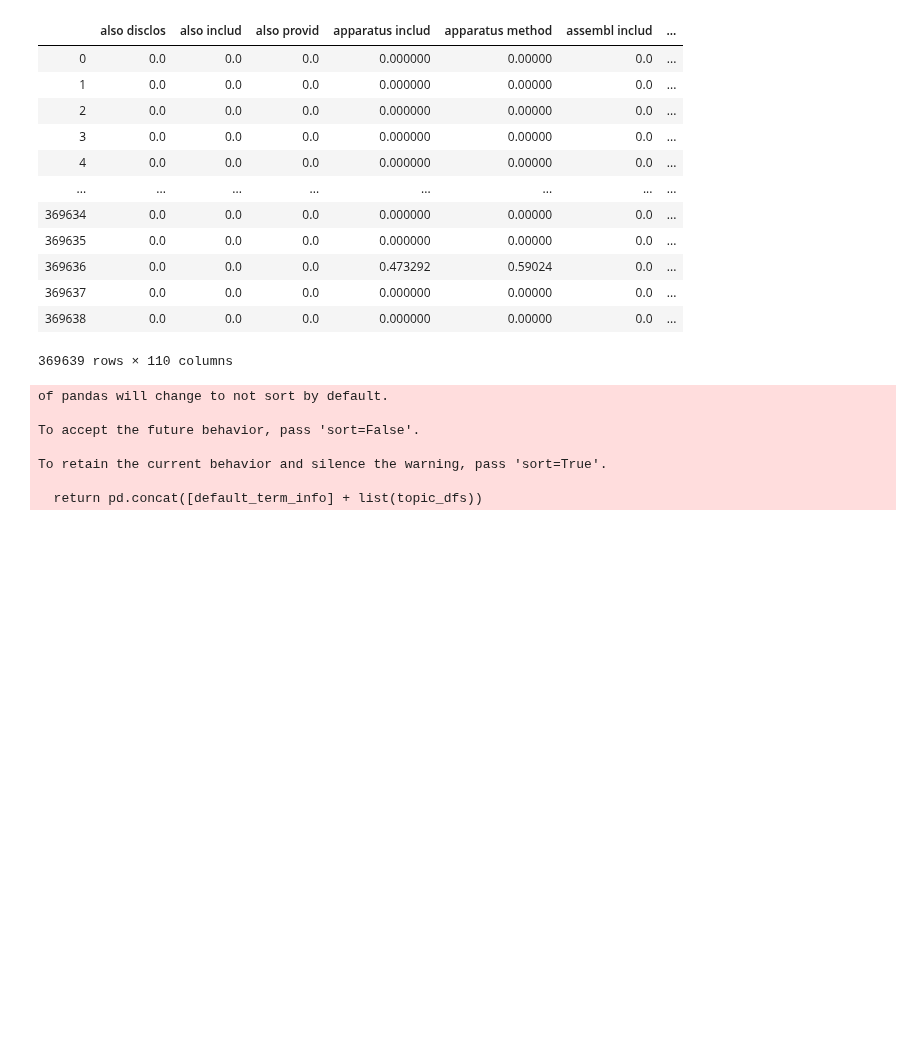
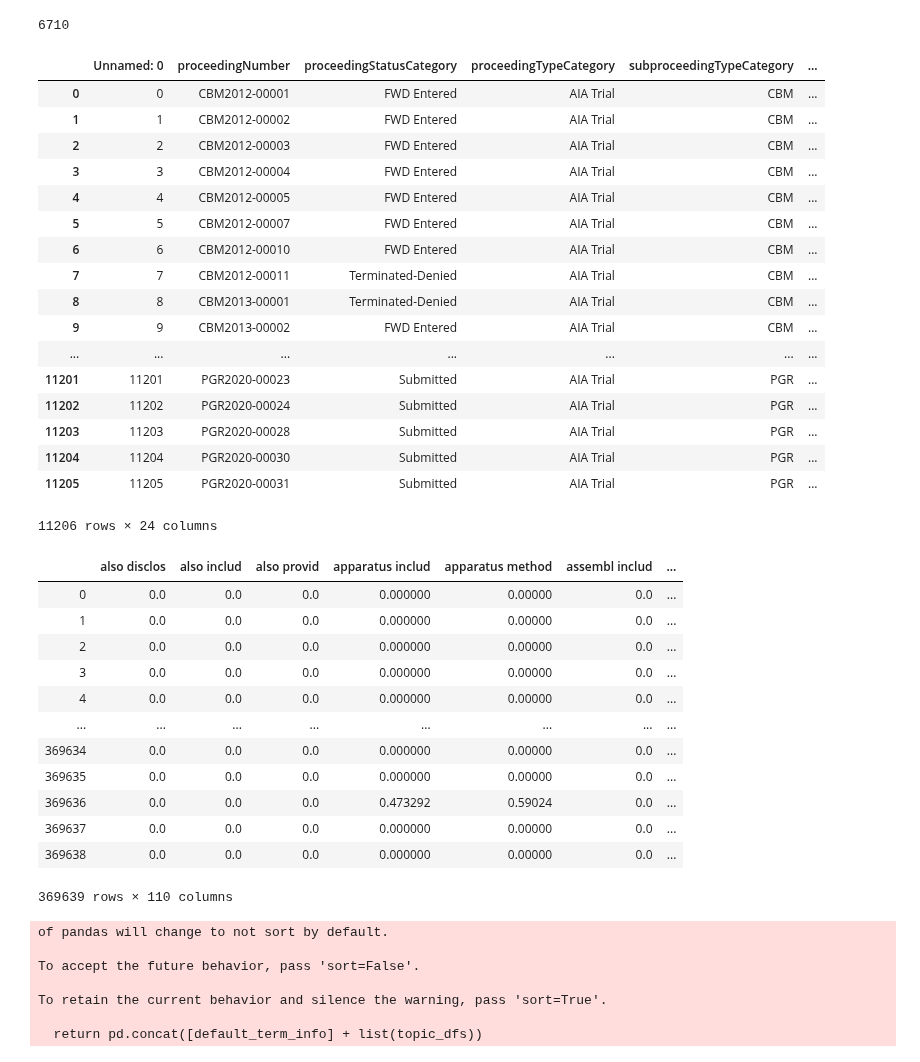
Before and after one commit to LawrenceGlenn/Exploration_of_Patent_Data, a Jupyter notebook: Untitled1.ipynb, the cells around one changed output. Cells and saved outputs as stored; diff of their text form; code cells hidden in the pictures; blank space fills up the shorter version.

Commit message:
created multiple functions to import and chunk data as well as combine information from ptab trials with regular patent info

```diff
--- a/Untitled1.ipynb
+++ b/Untitled1.ipynb
@@ -30,0 +147,5 @@ df['abstract_lemmed_stemmed'] = df['abstract_lemmed_stemmed'].str.split(", ")
+# %%
+import numpy as np
+pd_aia["id"].nunique()
+# %% [output]
+6710
@@ -31,3 +156,26 @@ df['abstract_lemmed_stemmed'] = df['abstract_lemmed_stemmed'].str.split(", ")
+# %%
+df_ptab = pd.read_csv("data/PTAB_AIA_Trials.csv", sep="|")
+# %%
+df_ptab
+# %% [output]
+|  | Unnamed: 0 | proceedingNumber | proceedingStatusCategory | proceedingTypeCategory | subproceedingTypeCategory | ... |
+| 0 | 0 | CBM2012-00001 | FWD Entered | AIA Trial | CBM | ... |
+| 1 | 1 | CBM2012-00002 | FWD Entered | AIA Trial | CBM | ... |
+| 2 | 2 | CBM2012-00003 | FWD Entered | AIA Trial | CBM | ... |
+| 3 | 3 | CBM2012-00004 | FWD Entered | AIA Trial | CBM | ... |
+| 4 | 4 | CBM2012-00005 | FWD Entered | AIA Trial | CBM | ... |
+| 5 | 5 | CBM2012-00007 | FWD Entered | AIA Trial | CBM | ... |
+| 6 | 6 | CBM2012-00010 | FWD Entered | AIA Trial | CBM | ... |
+| 7 | 7 | CBM2012-00011 | Terminated-Denied | AIA Trial | CBM | ... |
+| 8 | 8 | CBM2013-00001 | Terminated-Denied | AIA Trial | CBM | ... |
+| 9 | 9 | CBM2013-00002 | FWD Entered | AIA Trial | CBM | ... |
+| ... | ... | ... | ... | ... | ... | ... |
+| 11201 | 11201 | PGR2020-00023 | Submitted | AIA Trial | PGR | ... |
+| 11202 | 11202 | PGR2020-00024 | Submitted | AIA Trial | PGR | ... |
+| 11203 | 11203 | PGR2020-00028 | Submitted | AIA Trial | PGR | ... |
+| 11204 | 11204 | PGR2020-00030 | Submitted | AIA Trial | PGR | ... |
+| 11205 | 11205 | PGR2020-00031 | Submitted | AIA Trial | PGR | ... |
+11206 rows × 24 columns
 # %%
 model = ptm.PatentTopicModeler(df)
 # %%
```
Also changed, not shown: parts of 28 cells of this notebook, 2 other files.
